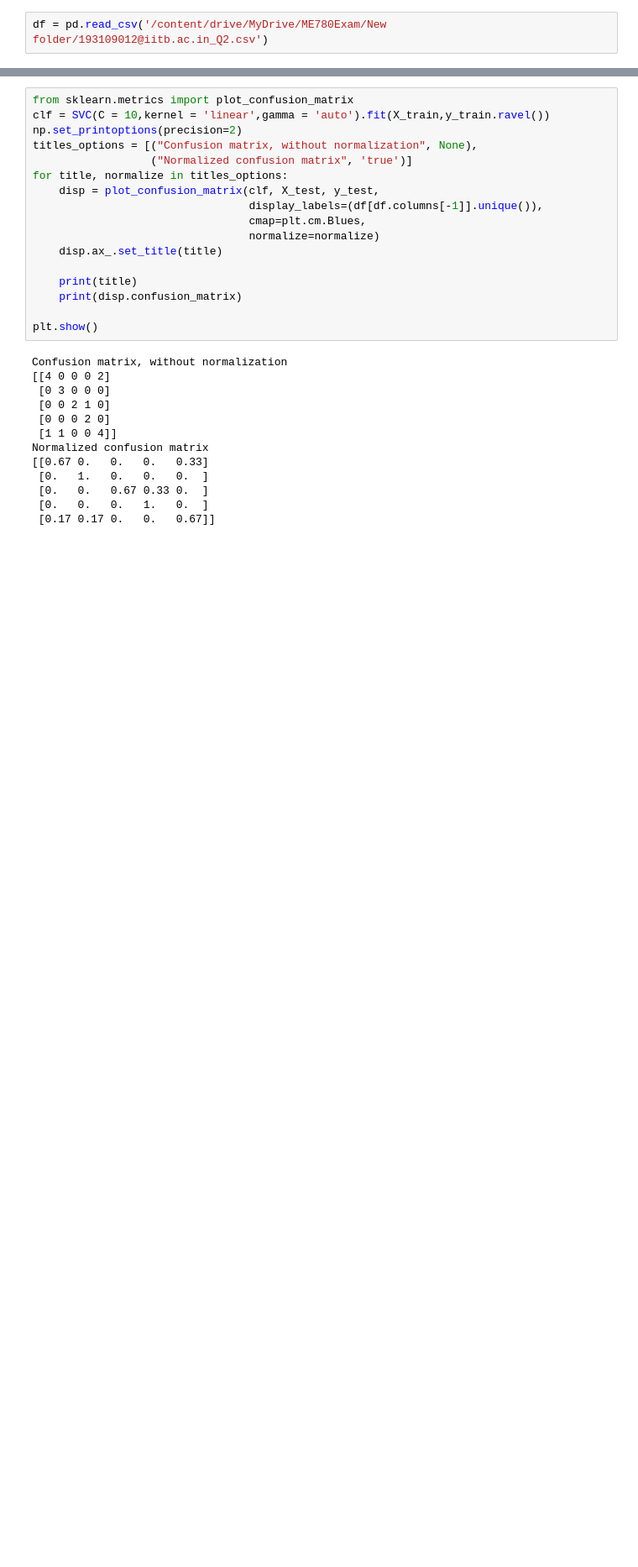
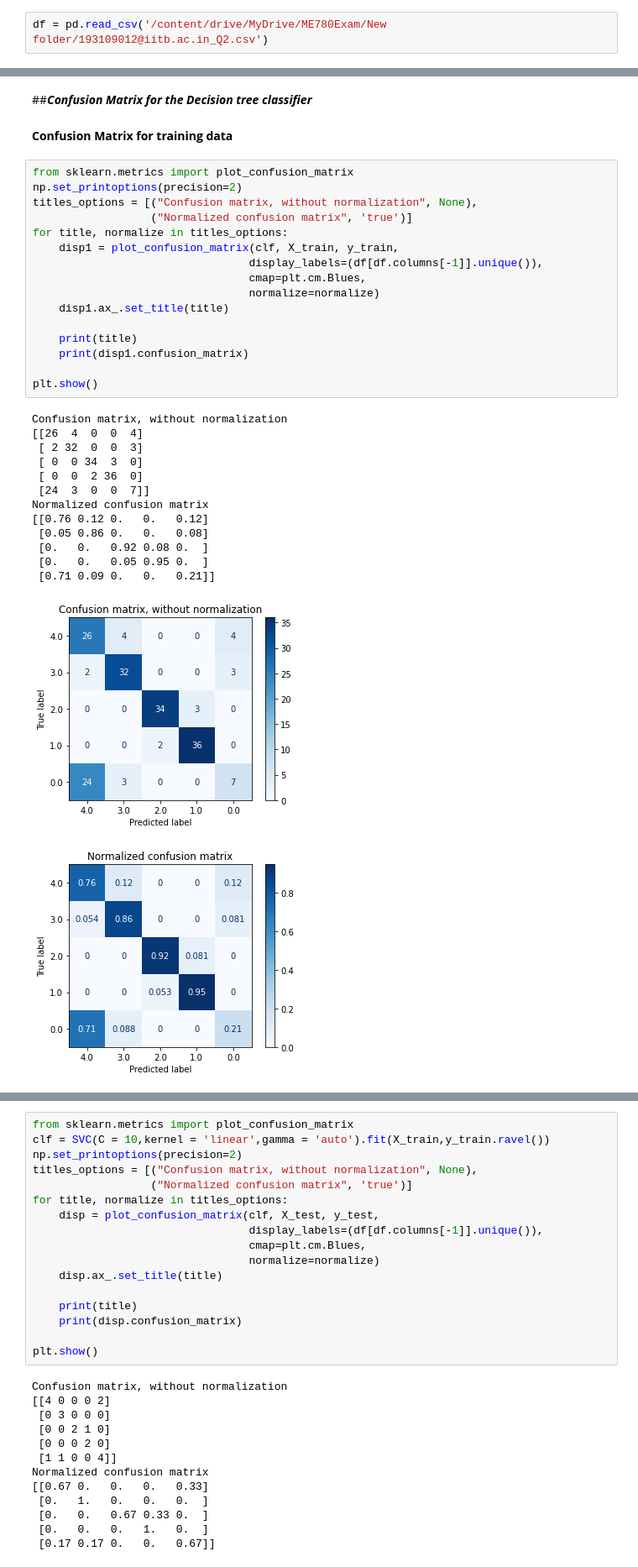
Before and after one commit to pra1608/Data-mining, a Jupyter notebook: ME780Examques2.ipynb, the cells around one changed output, grey strips where cells are left out. Shown at 84% size. Cells and saved outputs as stored; diff of their text form; blank space fills up the shorter version.

```diff
--- a/ME780Examques2.ipynb
+++ b/ME780Examques2.ipynb
@@ -78,0 +128,35 @@ plt.show()
+# %% [markdown]
+##***Confusion Matrix for the Decision tree classifier***
+# %% [markdown]
+**Confusion Matrix for training data**
+# %%
+from sklearn.metrics import plot_confusion_matrix
+np.set_printoptions(precision=2)
+titles_options = [("Confusion matrix, without normalization", None),
+                  ("Normalized confusion matrix", 'true')]
+for title, normalize in titles_options:
+    disp1 = plot_confusion_matrix(clf, X_train, y_train,
+                                 display_labels=(df[df.columns[-1]].unique()),
+                                 cmap=plt.cm.Blues,
+                                 normalize=normalize)
+    disp1.ax_.set_title(title)
+
+    print(title)
+    print(disp1.confusion_matrix)
+
+plt.show()
+# %% [output]
+Confusion matrix, without normalization
+[[26  4  0  0  4]
+ [ 2 32  0  0  3]
+ [ 0  0 34  3  0]
+ [ 0  0  2 36  0]
+ [24  3  0  0  7]]
+Normalized confusion matrix
+[[0.76 0.12 0.   0.   0.12]
+ [0.05 0.86 0.   0.   0.08]
+ [0.   0.   0.92 0.08 0.  ]
+ [0.   0.   0.05 0.95 0.  ]
+ [0.71 0.09 0.   0.   0.21]]
+[figure, added]
+[figure, added]
```
Also changed, not shown: parts of 26 cells of this notebook.
